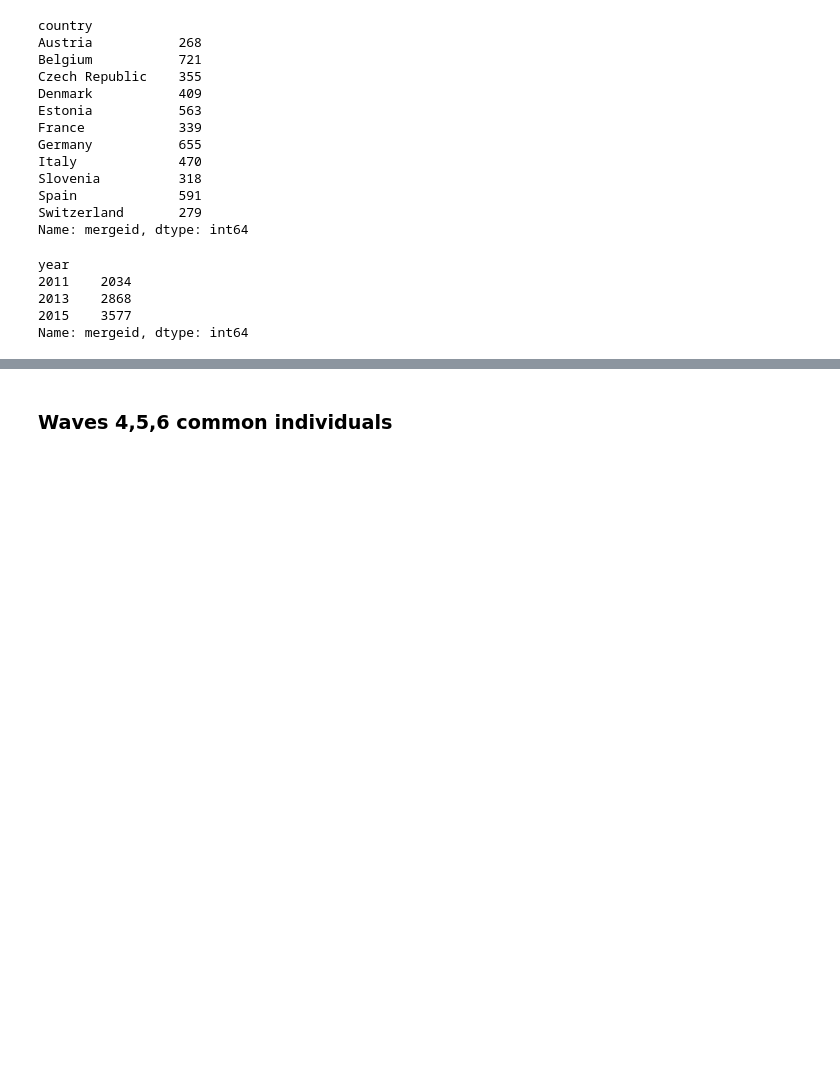
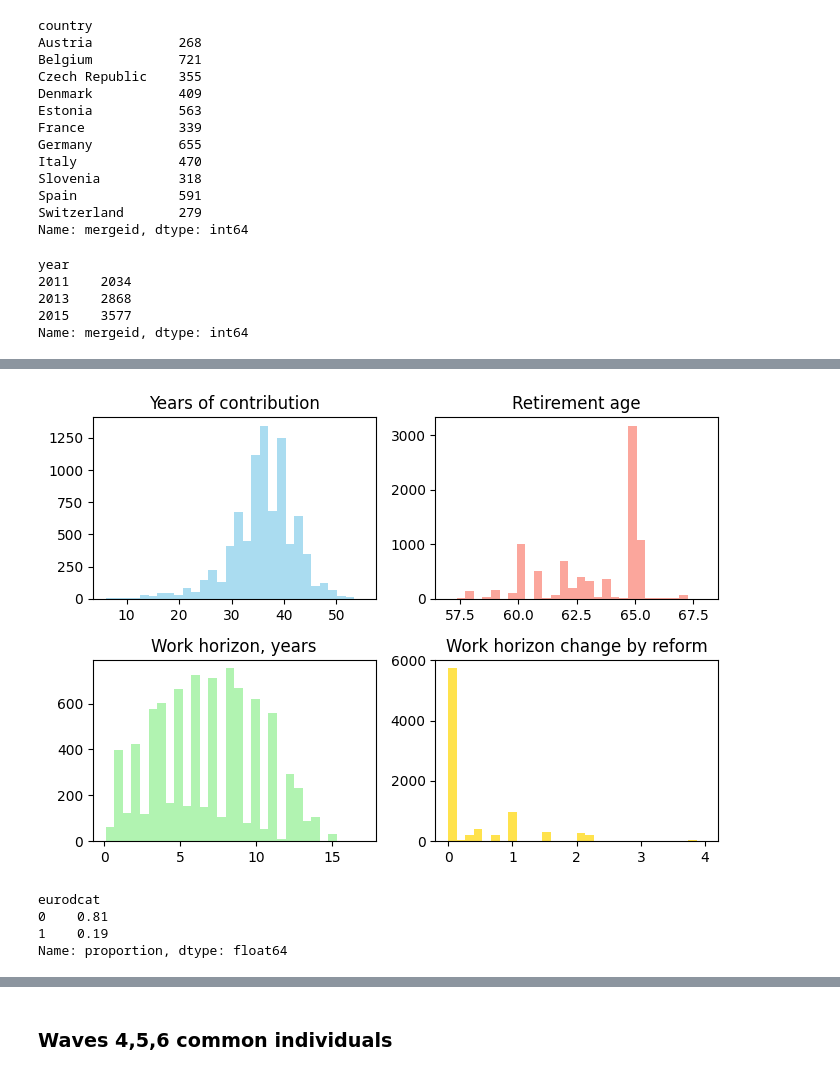
Before and after one commit to lugovalexa/MH-old-workers, a Jupyter notebook: notebooks/final_datasets.ipynb, the cells around one changed output, grey strips where cells are left out. Saved outputs shown, nothing was run; the diff lists cells and outputs as text; code cells hidden in the pictures; blank space fills up the shorter version.

```diff
--- a/notebooks/final_datasets.ipynb
+++ b/notebooks/final_datasets.ipynb
@@ -62,0 +125,27 @@ df.to_csv(
+# %%
+fig, axs = plt.subplots(2, 2, figsize=(7, 5))
+
+axs[0, 0].hist(df["yrscontribution"], bins=30, color="skyblue", alpha=0.7)
+axs[0, 0].set_title("Years of contribution")
+
+axs[0, 1].hist(df["retirement_age"], bins=30, color="salmon", alpha=0.7)
+axs[0, 1].set_title("Retirement age")
+
+axs[1, 0].hist(df["work_horizon"], bins=30, color="lightgreen", alpha=0.7)
+axs[1, 0].set_title("Work horizon, years")
+
+axs[1, 1].hist(df["work_horizon_change"], bins=30, color="gold", alpha=0.7)
+axs[1, 1].set_title("Work horizon change by reform")
+
+plt.tight_layout()
+
+plt.show()
+# %% [output]
+[figure, added]
+# %%
+round(df["eurodcat"].value_counts(normalize=True), 2)
+# %% [output]
+eurodcat
+0    0.81
+1    0.19
+Name: proportion, dtype: float64
```
Also changed, not shown: parts of 9 cells of this notebook.
